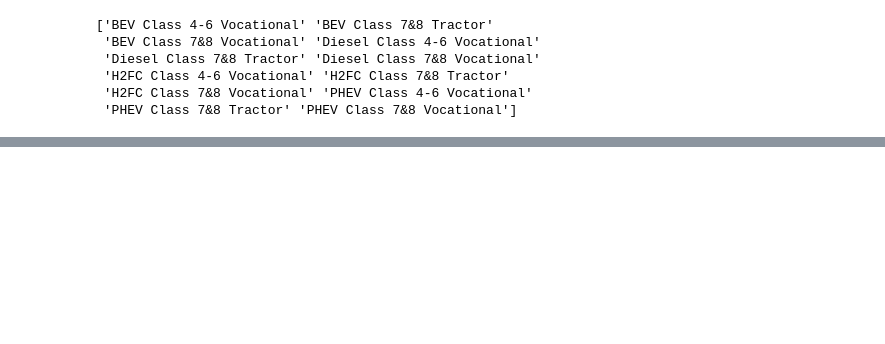
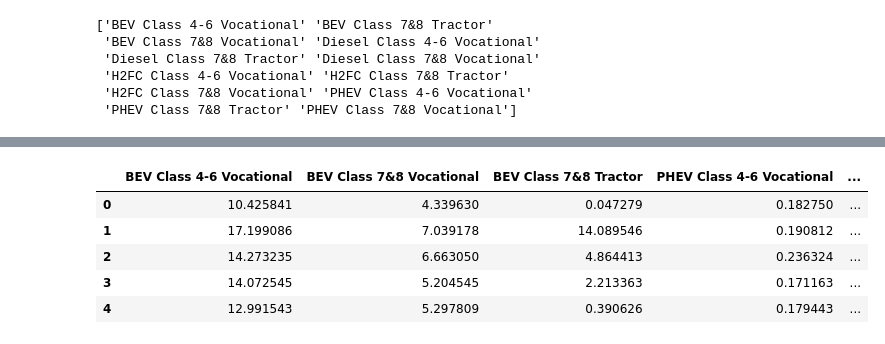
Before and after one commit to LBNL-UCB-STI/SynthFirm, a Jupyter notebook: scenario_analysis/fleet_generation/visualize_veh_tech_SA.ipynb, the cells around one changed output, grey strips where cells are left out. Saved outputs shown, nothing was run; the diff lists cells and outputs as text; code cells hidden in the pictures; blank space fills up the shorter version.

```diff
--- a/scenario_analysis/fleet_generation/visualize_veh_tech_SA.ipynb
+++ b/scenario_analysis/fleet_generation/visualize_veh_tech_SA.ipynb
@@ -274,0 +229,9 @@ for ds in diesel_scenario:
+# %%
+combined_fleet_to_plot.head(5)
+# %% [output]
+|  | BEV Class 4-6 Vocational | BEV Class 7&8 Vocational | BEV Class 7&8 Tractor | PHEV Class 4-6 Vocational | ... |
+| 0 | 10.425841 | 4.339630 | 0.047279 | 0.182750 | ... |
+| 1 | 17.199086 | 7.039178 | 14.089546 | 0.190812 | ... |
+| 2 | 14.273235 | 6.663050 | 4.864413 | 0.236324 | ... |
+| 3 | 14.072545 | 5.204545 | 2.213363 | 0.171163 | ... |
+| 4 | 12.991543 | 5.297809 | 0.390626 | 0.179443 | ... |
```
Also changed, not shown: parts of 7 cells of this notebook, 6 other files.
